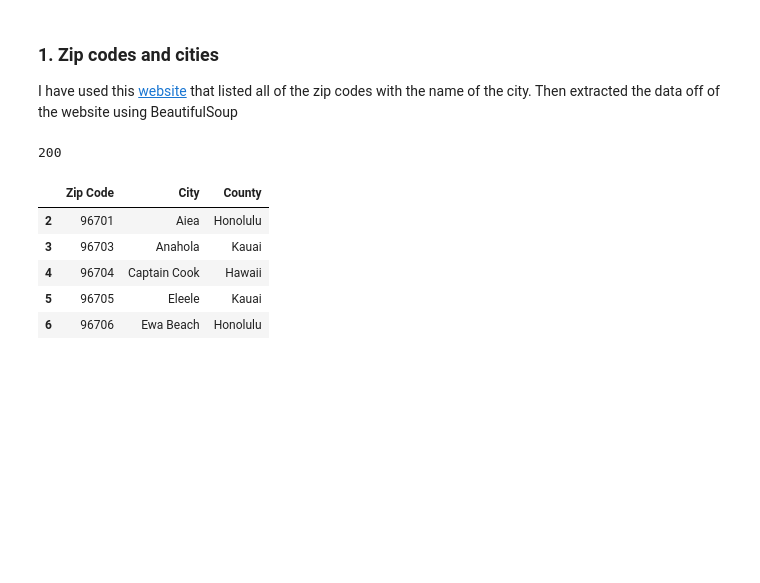
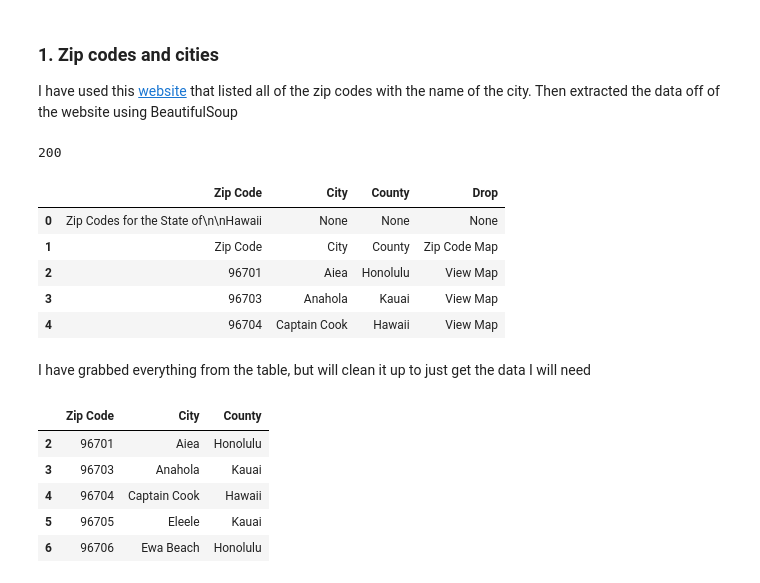
Before and after one commit to Maddienis/Coursera_Capstone, a Jupyter notebook: Hawaii House Prices & Venues.ipynb, the cells around one changed output. Cells and saved outputs as stored; diff of their text form; code cells hidden in the pictures; blank space fills up the shorter version.

```diff
--- a/Hawaii House Prices & Venues.ipynb
+++ b/Hawaii House Prices & Venues.ipynb
@@ -41,10 +79,11 @@ url = 'https://www.zipcodestogo.com/Hawaii/'
 # The code was removed by Watson Studio for sharing.
 # %%
 response = requests.get(url, headers = headers)
-# %%
-response.status_code
-# %% [output]
-200
+# %%
+# Check it was correctly connected to the website
+response.status_code
+# %% [output]
+200
 # %%
 soup = BeautifulSoup(response.content, 'html.parser')
 zips = soup.find_all('table', class_ ='inner_table')
@@ -61,6 +101,17 @@ for tr in table_rows:
         l.append(row)
 
 df = pd.DataFrame(l, columns=["Zip Code", "City", "County", "Drop"])
+# %%
+df.head()
+# %% [output]
+|  | Zip Code | City | County | Drop |
+| 0 | Zip Codes for the State of\n\nHawaii | None | None | None |
+| 1 | Zip Code | City | County | Zip Code Map |
+| 2 | 96701 | Aiea | Honolulu | View Map |
+| 3 | 96703 | Anahola | Kauai | View Map |
+| 4 | 96704 | Captain Cook | Hawaii | View Map |
+# %% [markdown]
+I have grabbed everything from the table, but will clean it up to just get the data I will need
 # %%
 df.drop(columns='Drop', inplace=True)
 # %%
```
Also changed, not shown: parts of 14 cells of this notebook.
